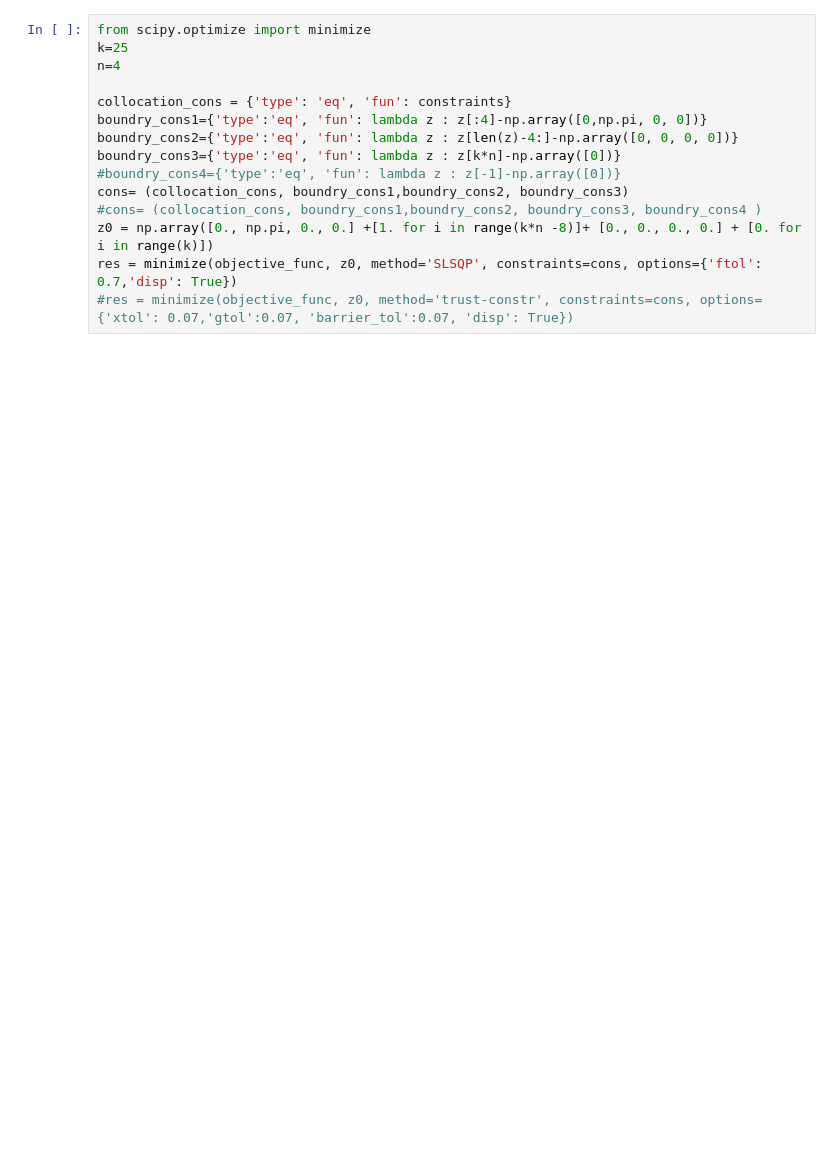
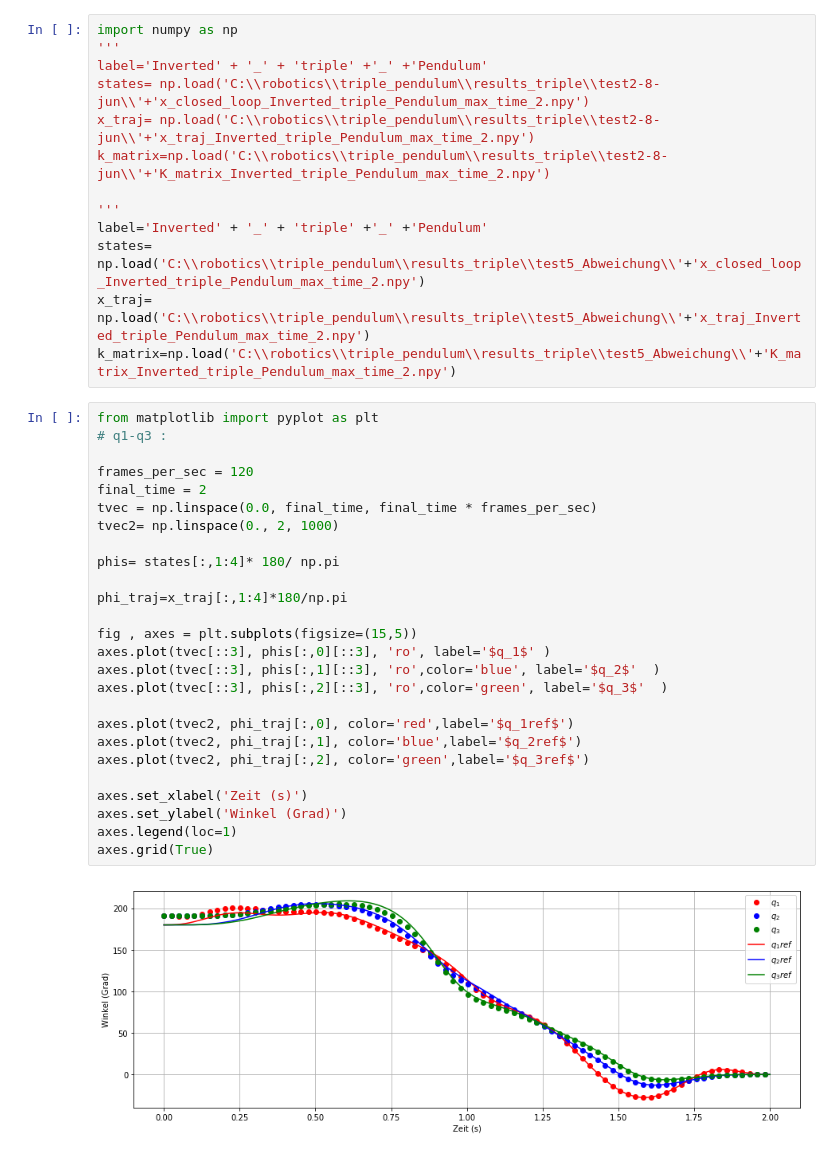
Before and after one commit to kurosh-z/triple_pendulum, a Jupyter notebook: core/Untitled.ipynb, the cells around one changed output. Saved outputs shown, nothing was run; the diff lists cells and outputs as text; blank space fills up the shorter version.

```diff
--- a/core/Untitled.ipynb
+++ b/core/Untitled.ipynb
@@ -129,15 +1,41 @@ def objective_func(z):
-# %%
-from scipy.optimize import minimize
-k=25
-n=4
-
-collocation_cons = {'type': 'eq', 'fun': constraints}
-boundry_cons1={'type':'eq', 'fun': lambda z : z[:4]-np.array([0,np.pi, 0, 0])}
-boundry_cons2={'type':'eq', 'fun': lambda z : z[len(z)-4:]-np.array([0, 0, 0, 0])}
-boundry_cons3={'type':'eq', 'fun': lambda z : z[k*n]-np.array([0])}
-#boundry_cons4={'type':'eq', 'fun': lambda z : z[-1]-np.array([0])}
-cons= (collocation_cons, boundry_cons1,boundry_cons2, boundry_cons3)
-#cons= (collocation_cons, boundry_cons1,boundry_cons2, boundry_cons3, boundry_cons4 )
-z0 = np.array([0., np.pi, 0., 0.] +[1. for i in range(k*n -8)]+ [0., 0., 0., 0.] + [0. for i in range(k)])
-res = minimize(objective_func, z0, method='SLSQP', constraints=cons, options={'ftol': 0.7,'disp': True})
-#res = minimize(objective_func, z0, method='trust-constr', constraints=cons, options={'xtol': 0.07,'gtol':0.07, 'barrier_tol':0.07, 'disp': True})
+# %%
+import numpy as np
+'''
+label='Inverted' + '_' + 'triple' +'_' +'Pendulum'
+states= np.load('C:\\robotics\\triple_pendulum\\results_triple\\test2-8-jun\\'+'x_closed_loop_Inverted_triple_Pendulum_max_time_2.npy')
+x_traj= np.load('C:\\robotics\\triple_pendulum\\results_triple\\test2-8-jun\\'+'x_traj_Inverted_triple_Pendulum_max_time_2.npy')
+k_matrix=np.load('C:\\robotics\\triple_pendulum\\results_triple\\test2-8-jun\\'+'K_matrix_Inverted_triple_Pendulum_max_time_2.npy')
+
+'''
+label='Inverted' + '_' + 'triple' +'_' +'Pendulum'
+states= np.load('C:\\robotics\\triple_pendulum\\results_triple\\test5_Abweichung\\'+'x_closed_loop_Inverted_triple_Pendulum_max_time_2.npy')
+x_traj= np.load('C:\\robotics\\triple_pendulum\\results_triple\\test5_Abweichung\\'+'x_traj_Inverted_triple_Pendulum_max_time_2.npy')
+k_matrix=np.load('C:\\robotics\\triple_pendulum\\results_triple\\test5_Abweichung\\'+'K_matrix_Inverted_triple_Pendulum_max_time_2.npy')
+# %%
+from matplotlib import pyplot as plt
+# q1-q3 :
+
+frames_per_sec = 120
+final_time = 2
+tvec = np.linspace(0.0, final_time, final_time * frames_per_sec)
+tvec2= np.linspace(0., 2, 1000)
+
+phis= states[:,1:4]* 180/ np.pi
+
+phi_traj=x_traj[:,1:4]*180/np.pi
+
+fig , axes = plt.subplots(figsize=(15,5))
+axes.plot(tvec[::3], phis[:,0][::3], 'ro', label='$q_1$' )
+axes.plot(tvec[::3], phis[:,1][::3], 'ro',color='blue', label='$q_2$'  )
+axes.plot(tvec[::3], phis[:,2][::3], 'ro',color='green', label='$q_3$'  )
+
+axes.plot(tvec2, phi_traj[:,0], color='red',label='$q_1ref$')
+axes.plot(tvec2, phi_traj[:,1], color='blue',label='$q_2ref$')
+axes.plot(tvec2, phi_traj[:,2], color='green',label='$q_3ref$')
+
+axes.set_xlabel('Zeit (s)')
+axes.set_ylabel('Winkel (Grad)')
+axes.legend(loc=1)
+axes.grid(True)
+# %% [output]
+[figure, added]
```
Also changed, not shown: parts of 6 cells of this notebook, 51 other files.
